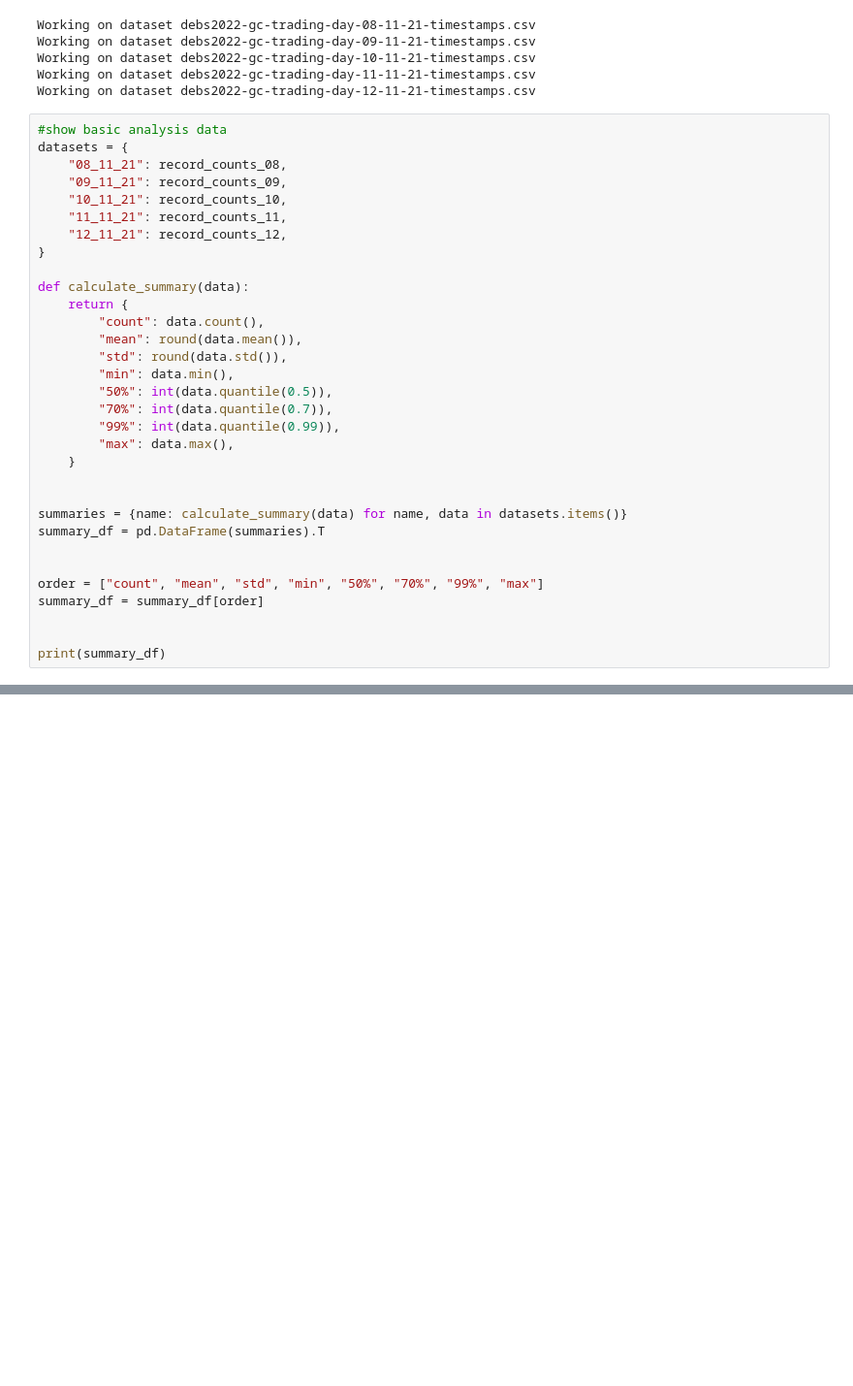
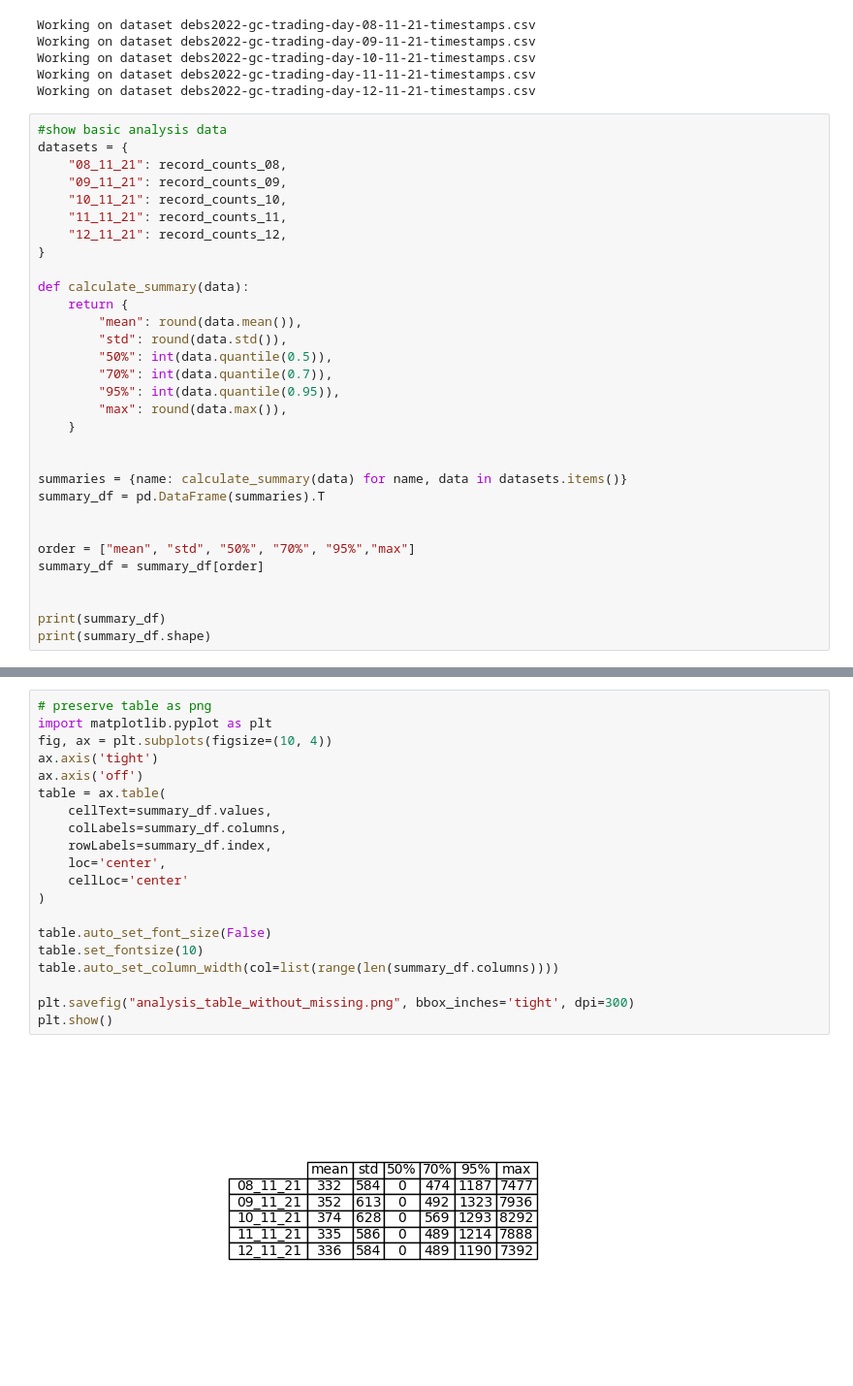
Before and after one commit to JoonasBjork/CS-E4780-Scalable-Systems-and-Data-Management-Project, a Jupyter notebook: data_analysis/analysis3.ipynb, the cells around one changed output, grey strips where cells are left out. Shown: that part at 97% size. Drawn from its saved outputs; the diff is of its cells as text; blank space fills up the shorter version.

```diff
--- a/data_analysis/analysis3.ipynb
+++ b/data_analysis/analysis3.ipynb
@@ -68,14 +89,12 @@ datasets = {
 
 def calculate_summary(data):
     return {
-        "count": data.count(),
         "mean": round(data.mean()),
         "std": round(data.std()),
-        "min": data.min(),
         "50%": int(data.quantile(0.5)),
         "70%": int(data.quantile(0.7)),
-        "99%": int(data.quantile(0.99)),
-        "max": data.max(),
+        "95%": int(data.quantile(0.95)),
+        "max": round(data.max()),
     }
 
 
@@ -83,9 +102,10 @@ summaries = {name: calculate_summary(data) for name, data in datasets.items()}
 summary_df = pd.DataFrame(summaries).T
 
 
-order = ["count", "mean", "std", "min", "50%", "70%", "99%", "max"]
+order = ["mean", "std", "50%", "70%", "95%","max"]
 summary_df = summary_df[order]
 
 
 print(summary_df)
+print(summary_df.shape)
 # %% [output]
@@ -97,0 +119,22 @@ print(summary_df)
+# %%
+# preserve table as png
+import matplotlib.pyplot as plt
+fig, ax = plt.subplots(figsize=(10, 4))
+ax.axis('tight')
+ax.axis('off')
+table = ax.table(
+    cellText=summary_df.values,
+    colLabels=summary_df.columns,
+    rowLabels=summary_df.index,
+    loc='center',
+    cellLoc='center'
+)
+
+table.auto_set_font_size(False)
+table.set_fontsize(10)
+table.auto_set_column_width(col=list(range(len(summary_df.columns))))
+
+plt.savefig("analysis_table_without_missing.png", bbox_inches='tight', dpi=300)
+plt.show()
+# %% [output]
+[figure, added]
```
Also changed, not shown: parts of 5 cells of this notebook, 3 other files.
